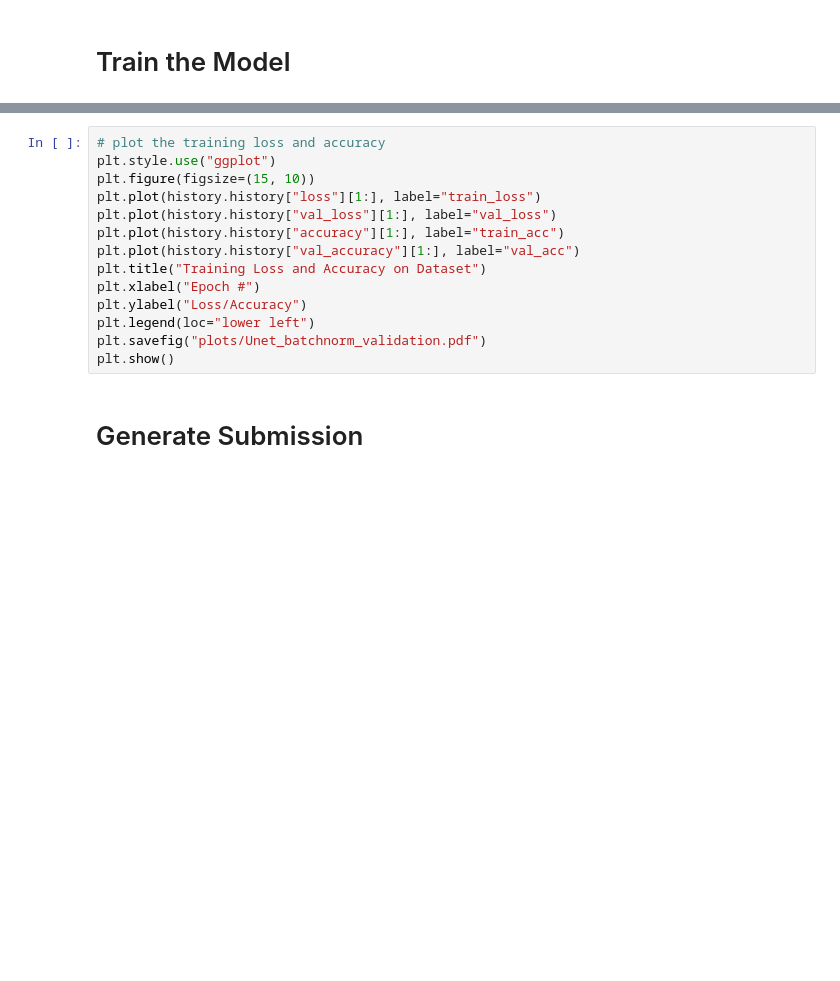
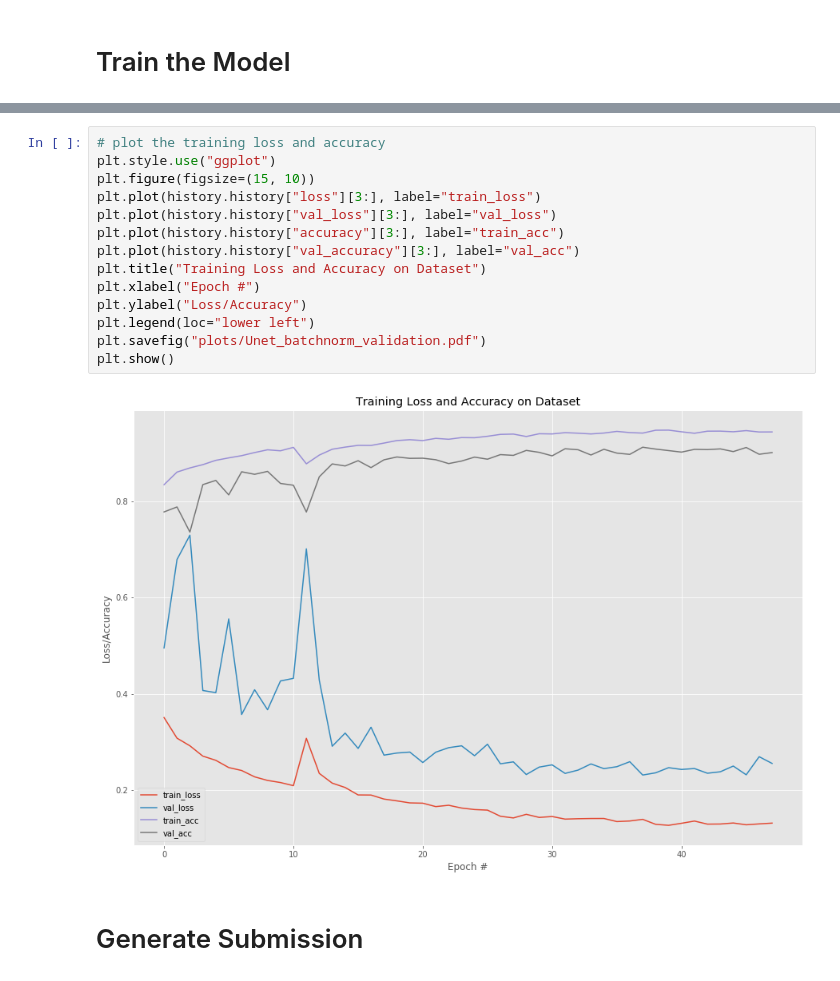
Before and after one commit to AndresMontero/ML_2019_EPFL, a Jupyter notebook: projects/project2/project_road_segmentation/Project2_UNET.ipynb, the cells around one changed output, grey strips where cells are left out. Drawn from its saved outputs; the diff is of its cells as text; blank space fills up the shorter version.

```diff
--- a/projects/project2/project_road_segmentation/Project2_UNET.ipynb
+++ b/projects/project2/project_road_segmentation/Project2_UNET.ipynb
@@ -144,17 +144,19 @@ Epoch 29/200
 # %%
 # plot the training loss and accuracy
 plt.style.use("ggplot")
 plt.figure(figsize=(15, 10))
-plt.plot(history.history["loss"][1:], label="train_loss")
-plt.plot(history.history["val_loss"][1:], label="val_loss")
-plt.plot(history.history["accuracy"][1:], label="train_acc")
-plt.plot(history.history["val_accuracy"][1:], label="val_acc")
+plt.plot(history.history["loss"][3:], label="train_loss")
+plt.plot(history.history["val_loss"][3:], label="val_loss")
+plt.plot(history.history["accuracy"][3:], label="train_acc")
+plt.plot(history.history["val_accuracy"][3:], label="val_acc")
 plt.title("Training Loss and Accuracy on Dataset")
 plt.xlabel("Epoch #")
 plt.ylabel("Loss/Accuracy")
 plt.legend(loc="lower left")
 plt.savefig("plots/Unet_batchnorm_validation.pdf")
 plt.show()
+# %% [output]
+[figure, added]
 # %% [markdown]
 # Generate Submission
 # %%
```
Also changed, not shown: parts of 2 cells of this notebook, 1 other file.
